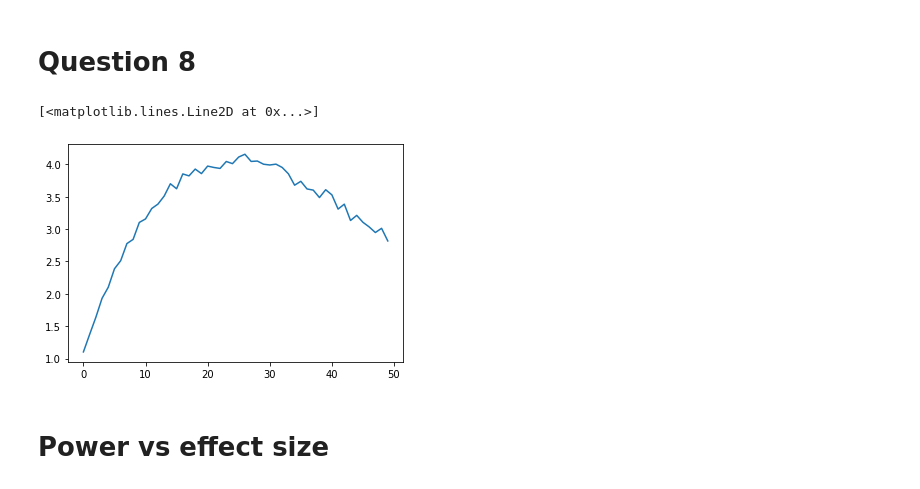
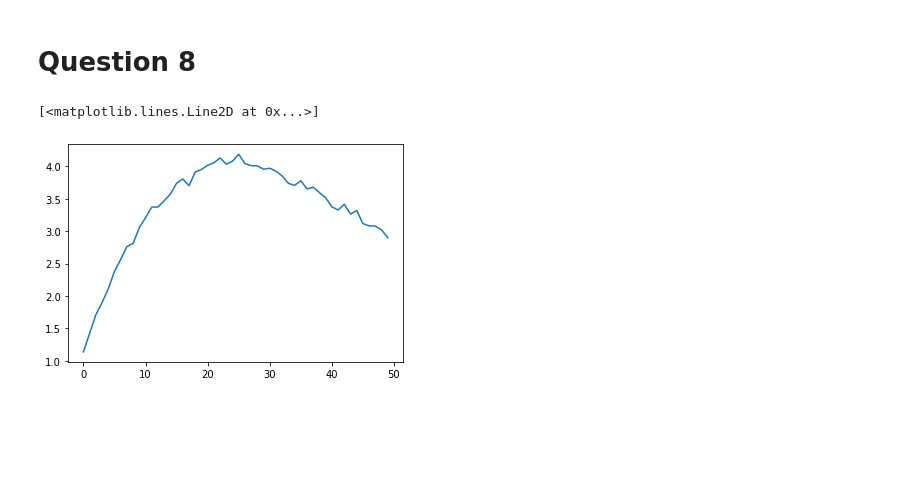
Before and after one commit to bcrestel/coursera_statisticalinferences, a Jupyter notebook: notebooks/week_1.ipynb, the cells around one changed output. Saved outputs shown, nothing was run; the diff lists cells and outputs as text; code cells hidden in the pictures; blank space fills up the shorter version.

```diff
--- a/notebooks/week_1.ipynb
+++ b/notebooks/week_1.ipynb
@@ -14,17 +28,0 @@ import matplotlib.pyplot as plt
-# %%
-def two_tailed_t_test(samples: np.ndarray, H0: float):
-    """
-    Calculate a two-tailed t-test on the samples
-    null hypothesis: samples_mean = H0
-
-    Returns
-    -------
-    t_value (distribution t(df=N-1))
-    p_value (2-tailed t-test)
-    """
-    empirical_mean = np.mean(samples, axis=0)
-    number_samples = samples.shape[0]
-    standard_error = np.std(samples, ddof=1, axis=0) / np.sqrt(number_samples)
-    t_value = (empirical_mean - H0) / standard_error
-    p_value = 2.0 * (1.0 - t(df=number_samples-1).cdf(np.abs(t_value)))
-    return t_value, p_value
@@ -176,7 +170,7 @@ number_simulations = 100000
 H0 = 100.
 
 # Generate samples
-samples = simulate(sample_mean, sample_std, sample_size, number_simulations)
+samples = simulate_normal(sample_mean, sample_std, sample_size, number_simulations)
 
 # Calculate the p-values for each sample
 t_values, p_values = two_tailed_t_test(samples, H0)
@@ -203,25 +197,23 @@ With n=51, we obtain a power of 74.0% at the 1% significance level
 # %%
 # Parameters:
 sample_mean = 106 # mean IQ of our sample
 sample_std = 15 # std deviation within our sample
 number_simulations = 100000
 H0 = 100.
 
 samples_sizes = np.linspace(2, 51, 50, dtype=int)
 p_values_45 = []
 for sample_size in samples_sizes:
     # Generate samples
-    samples = simulate(sample_mean, sample_std, sample_size, number_simulations)
+    samples = simulate_normal(sample_mean, sample_std, sample_size, number_simulations)
     # Calculate the p-values for each sample
     t_values, p_values = two_tailed_t_test(samples, H0)
     # Count percentage of p-value in the interval [0.04, 0.05]
     pct = ((p_values >= 0.04) & (p_values < 0.05)).sum() / number_simulations * 100
     p_values_45.append(pct)
 
 # Plot results
 plt.plot(p_values_45)
 # %% [output]
 [<matplotlib.lines.Line2D at 0x...>]
-[figure, old version]
+[figure, new version]
-# %% [markdown]
-# Power vs effect size
```
Also changed, not shown: parts of 14 cells of this notebook, 1 other file.
